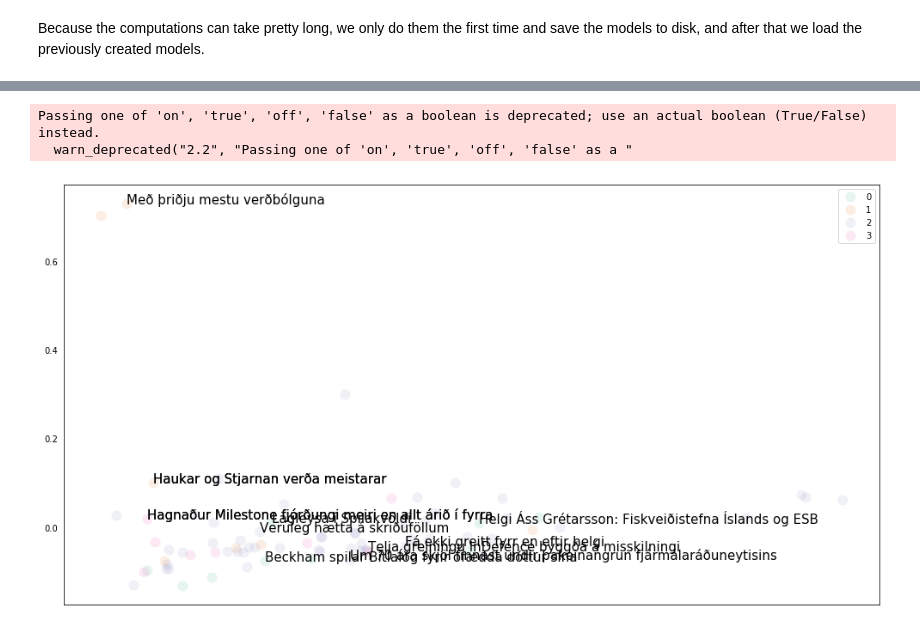
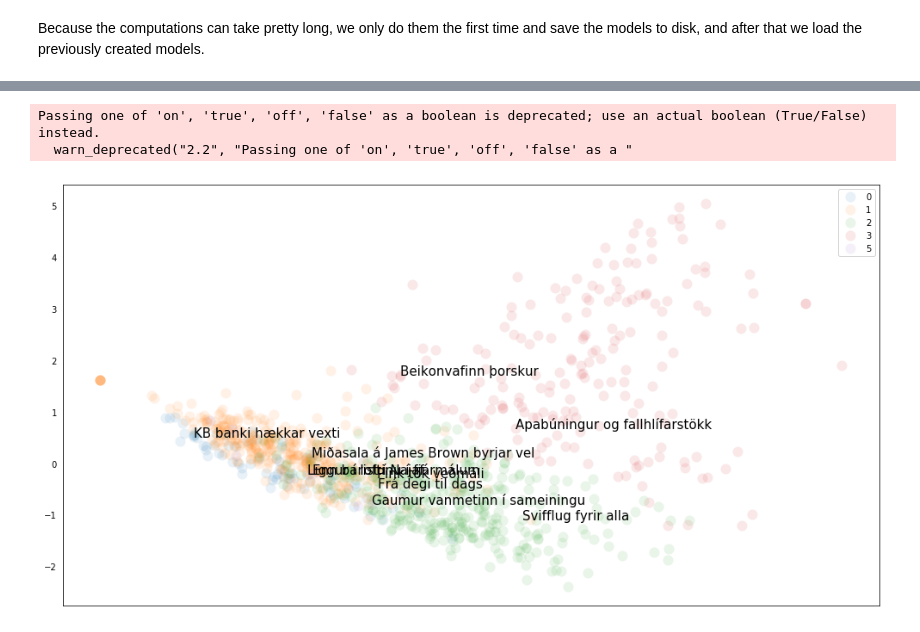
Before and after one commit to sveinnpalsson/text_analysis, a Jupyter notebook: news_analysis.ipynb, the cells around one changed output, grey strips where cells are left out. Drawn from its saved outputs; the diff is of its cells as text; code cells hidden in the pictures.

```diff
--- a/news_analysis.ipynb
+++ b/news_analysis.ipynb
@@ -63,18 +63,20 @@ urls = []
 for k in tqdm(range(len(files))):
     f = files[k]
     try:
-        lines = [i.decode("latin-1") for i in open(join(path,f),'rb').readlines()]
+        lines = [i.decode("utf-8") for i in open(join(path,f),'rb').readlines()]
     except:
         continue
     lines = [i for i in lines if i != '']
     headline = lines[1].replace('\n','').replace("- Vísir","").strip()
     if headline == "":
         continue
-    urls.append(lines[0].strip())
-    headlines.append(headline)
     text = ''
     for i in lines[2:]:
         text = text + " " + i.lower().replace('\n','').strip()
+    if text == " ":
+        continue
+    urls.append(lines[0].strip())
+    headlines.append(headline)
     texts.append(text)
 
 df = pd.DataFrame()
@@ -126,7 +126,7 @@ Finding most common words...
 # %% [markdown]
 Because the computations can take pretty long, we only do them the first time and save the models to disk, and after that we load the previously created models.
 # %%
-stop_words = mc[:20,0]
+stop_words = mf[:20,0]
 if os.path.isfile(join(save_folder,"vectorizer.pkl")):
     print("Loading tfidf matrix...")
     #tfidf_vectorizer = joblib.load(join(save_folder,"vectorizer.pkl"))
@@ -150,5 +154,5 @@ Creating tfidf matrix...
 # %%
-n_clusters = 4
+n_clusters = 6
 
 if os.path.isfile(join(save_folder,"km_%d_clusters.pkl"%n_clusters)):
     km = joblib.load(join(save_folder,"km_%d_clusters.pkl"%n_clusters))
@@ -173,0 +200,19 @@ Name: cluster, dtype: int64
+# %%
+
+#Find the headlines closest to the center of each cluster
+center_headlines = dict()
+center_dist = dict()
+for i in range(n_clusters):
+    center_headlines[i] = []
+    center_dist[i] = []
+
+for j in range(len(tfidf_matrix)):
+    cluster = clusters[j]
+    dist = np.sum(np.power((tfidf_matrix[j]-km.cluster_centers_[cluster]),2))
+    center_dist[cluster].append(dist)
+
+for i in range(n_clusters):
+    t = np.argsort(center_dist[i])[:10]
+    center_headlines[i] = df[df["cluster"]==i]["headline"].reset_index().loc[t]["headline"].values
+    print("Cluster %d center headlines: "%i)
+    print(center_headlines[i])
@@ -226,8 +271,6 @@ def get_2d_pos(documents):
     return xy[:,0],xy[:,1]
 
 
-cluster_colors = {0: '#1b9e77', 1: '#d95f02', 2: '#7570b3', 3: '#e7298a', 4: '#66a61e'}
-
 n_samples = 1000
 
 xs,ys = get_2d_pos(tfidf_matrix[:n_samples])
@@ -235,34 +278,37 @@ plot_df = pd.DataFrame(dict(x=xs, y=ys, cluster=clusters[:n_samples], headline=h
 groups = plot_df.groupby('cluster')
 
 
 
 fig, ax = plt.subplots(figsize=(17, 9)) # set size
 ax.margins(0.05) # Optional, just adds 5% padding to the autoscaling
 
 for name, group in groups:
     ax.plot(group.x, group.y, marker='o', linestyle='', ms=12,
-            label=name, color=cluster_colors[name],
+            label=name,
             mec='none',alpha=0.1)
     ax.set_aspect('auto')
     ax.tick_params(\
         axis= 'x',          # changes apply to the x-axis
         which='both',      # both major and minor ticks are affected
         bottom='off',      # ticks along the bottom edge are off
         top='off',         # ticks along the top edge are off
         labelbottom='off')
     ax.tick_params(\
         axis= 'y',         # changes apply to the y-axis
         which='both',      # both major and minor ticks are affected
         left='off',      # ticks along the bottom edge are off
         top='off',)         # ticks along the top edge are off
 
 ax.legend(numpoints=1)  #show legend with only 1 point
 
 for i in range(n_clusters):
     cluster_df = plot_df[plot_df["cluster"]==i].reset_index()
-    for j in np.random.choice(np.arange(len(cluster_df)),3):
-        ax.text(cluster_df.loc[j]['x'], cluster_df.loc[j]['y'], cluster_df.loc[j]['headline'], size=15)
+    try:
+        for j in np.random.choice(np.arange(len(cluster_df)),2):
+            ax.text(cluster_df.loc[j]['x'], cluster_df.loc[j]['y'], cluster_df.loc[j]['headline'], size=15)
+    except:
+        pass
 # %% [output]
 Passing one of 'on', 'true', 'off', 'false' as a boolean is deprecated; use an actual boolean (True/False) instead.
   warn_deprecated("2.2", "Passing one of 'on', 'true', 'off', 'false' as a "
-[figure, old version]
+[figure, new version]
```
Also changed, not shown: parts of 8 cells of this notebook.
